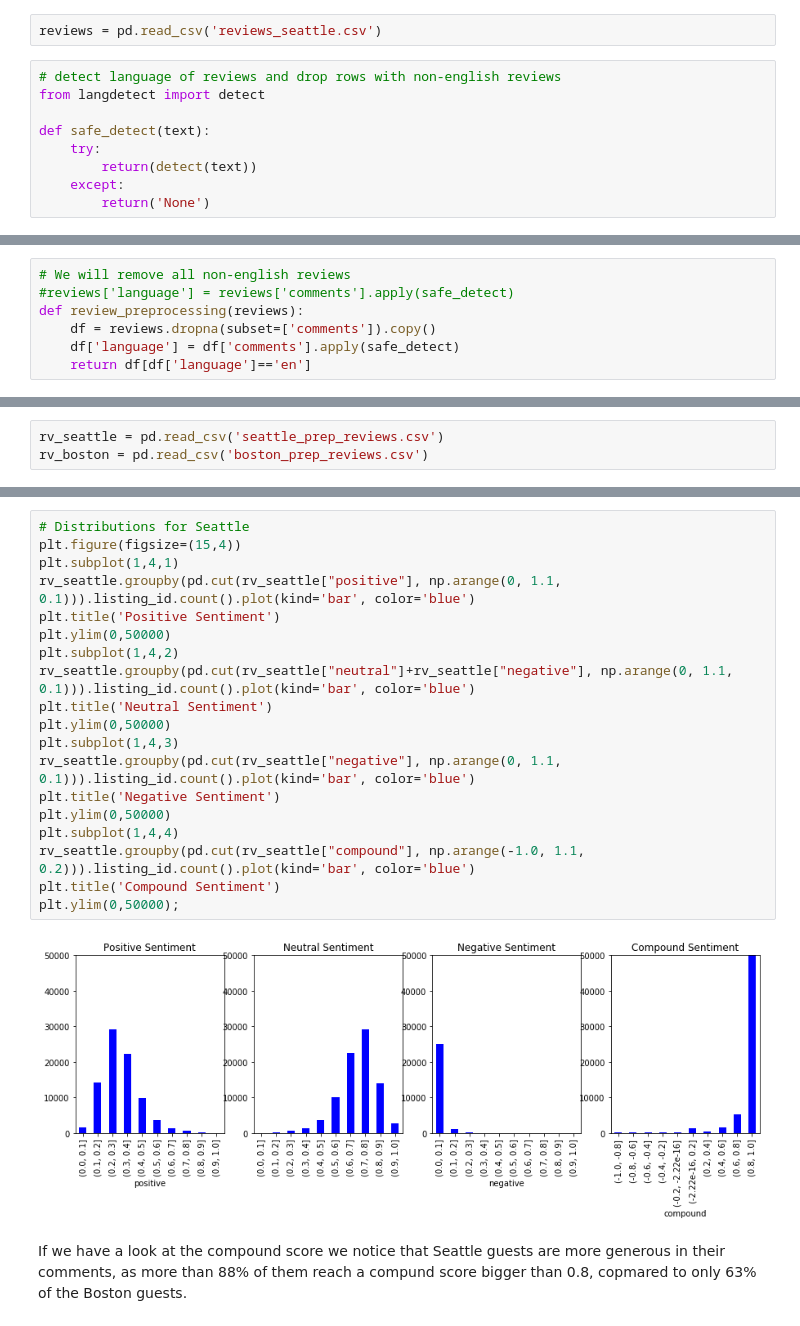
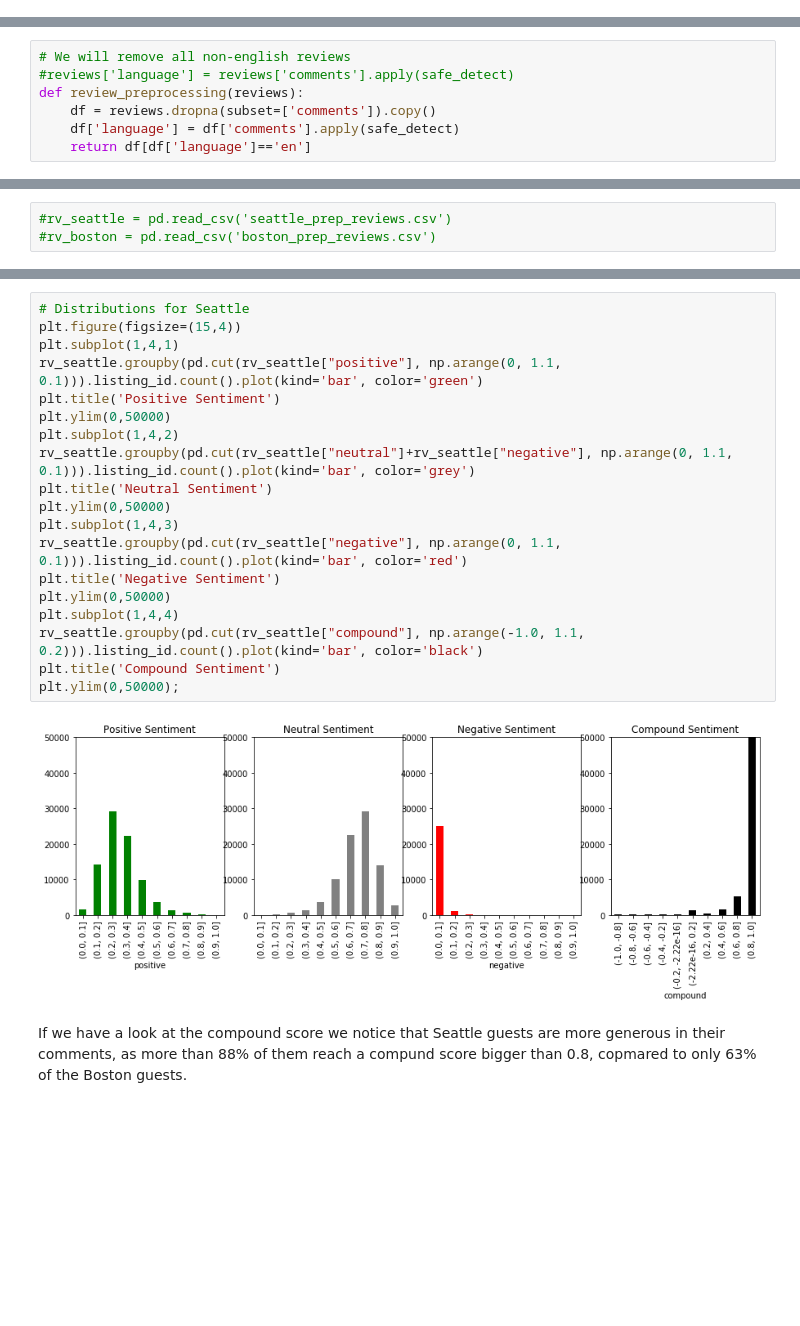
Before and after one commit to santamm/Boston-Seattle-Airbnb-Analysis, a Jupyter notebook: reviews_sentiment_analysis.ipynb, the cells around one changed output, grey strips where cells are left out. Cells and saved outputs as stored; diff of their text form; blank space fills up the shorter version.

```diff
--- a/reviews_sentiment_analysis.ipynb
+++ b/reviews_sentiment_analysis.ipynb
@@ -106,11 +118,0 @@ plt.show()
-# %%
-reviews = pd.read_csv('reviews_seattle.csv')
-# %%
-# detect language of reviews and drop rows with non-english reviews
-from langdetect import detect
-
-def safe_detect(text):
-    try:
-        return(detect(text))
-    except:
-        return('None')
@@ -180,6 +176,6 @@ rv_boston = review_preprocessing(b_reviews)
 rv_seattle.to_csv('seattle_prep_reviews.csv')
 rv_boston.to_csv('boston_prep_reviews.csv')
 # %%
-rv_seattle = pd.read_csv('seattle_prep_reviews.csv')
-rv_boston = pd.read_csv('boston_prep_reviews.csv')
+#rv_seattle = pd.read_csv('seattle_prep_reviews.csv')
+#rv_boston = pd.read_csv('boston_prep_reviews.csv')
 # %%
@@ -221,24 +218,24 @@ plt.ylim(0,50000)
 # %%
 # Distributions for Seattle
 plt.figure(figsize=(15,4))
 plt.subplot(1,4,1)
-rv_seattle.groupby(pd.cut(rv_seattle["positive"], np.arange(0, 1.1, 0.1))).listing_id.count().plot(kind='bar', color='blue')
+rv_seattle.groupby(pd.cut(rv_seattle["positive"], np.arange(0, 1.1, 0.1))).listing_id.count().plot(kind='bar', color='green')
 plt.title('Positive Sentiment')
 plt.ylim(0,50000)
 plt.subplot(1,4,2)
-rv_seattle.groupby(pd.cut(rv_seattle["neutral"]+rv_seattle["negative"], np.arange(0, 1.1, 0.1))).listing_id.count().plot(kind='bar', color='blue')
+rv_seattle.groupby(pd.cut(rv_seattle["neutral"]+rv_seattle["negative"], np.arange(0, 1.1, 0.1))).listing_id.count().plot(kind='bar', color='grey')
 plt.title('Neutral Sentiment')
 plt.ylim(0,50000)
 plt.subplot(1,4,3)
-rv_seattle.groupby(pd.cut(rv_seattle["negative"], np.arange(0, 1.1, 0.1))).listing_id.count().plot(kind='bar', color='blue')
+rv_seattle.groupby(pd.cut(rv_seattle["negative"], np.arange(0, 1.1, 0.1))).listing_id.count().plot(kind='bar', color='red')
 plt.title('Negative Sentiment')
 plt.ylim(0,50000)
 plt.subplot(1,4,4)
-rv_seattle.groupby(pd.cut(rv_seattle["compound"], np.arange(-1.0, 1.1, 0.2))).listing_id.count().plot(kind='bar', color='blue')
+rv_seattle.groupby(pd.cut(rv_seattle["compound"], np.arange(-1.0, 1.1, 0.2))).listing_id.count().plot(kind='bar', color='black')
 plt.title('Compound Sentiment')
 plt.ylim(0,50000);
 # %% [output]
-[figure, old version]
+[figure, new version]
 # %% [markdown]
 If we have a look at the compound score we notice that Seattle guests are more generous in their comments, as more than 88% of them reach a compund score bigger than 0.8, copmared to only 63% of the Boston guests.
 # %%
```
Also changed, not shown: parts of 13 cells of this notebook, 2 other files.
